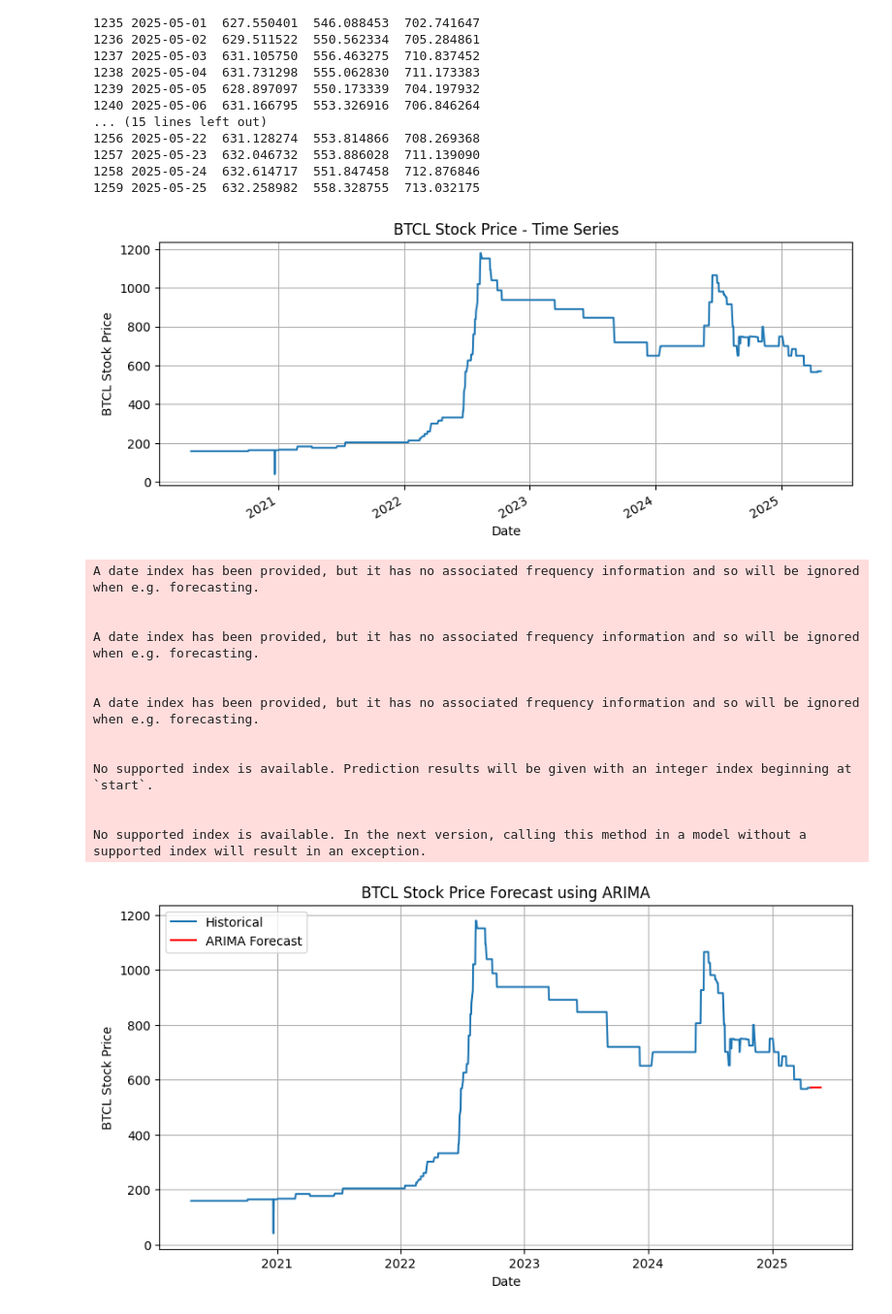
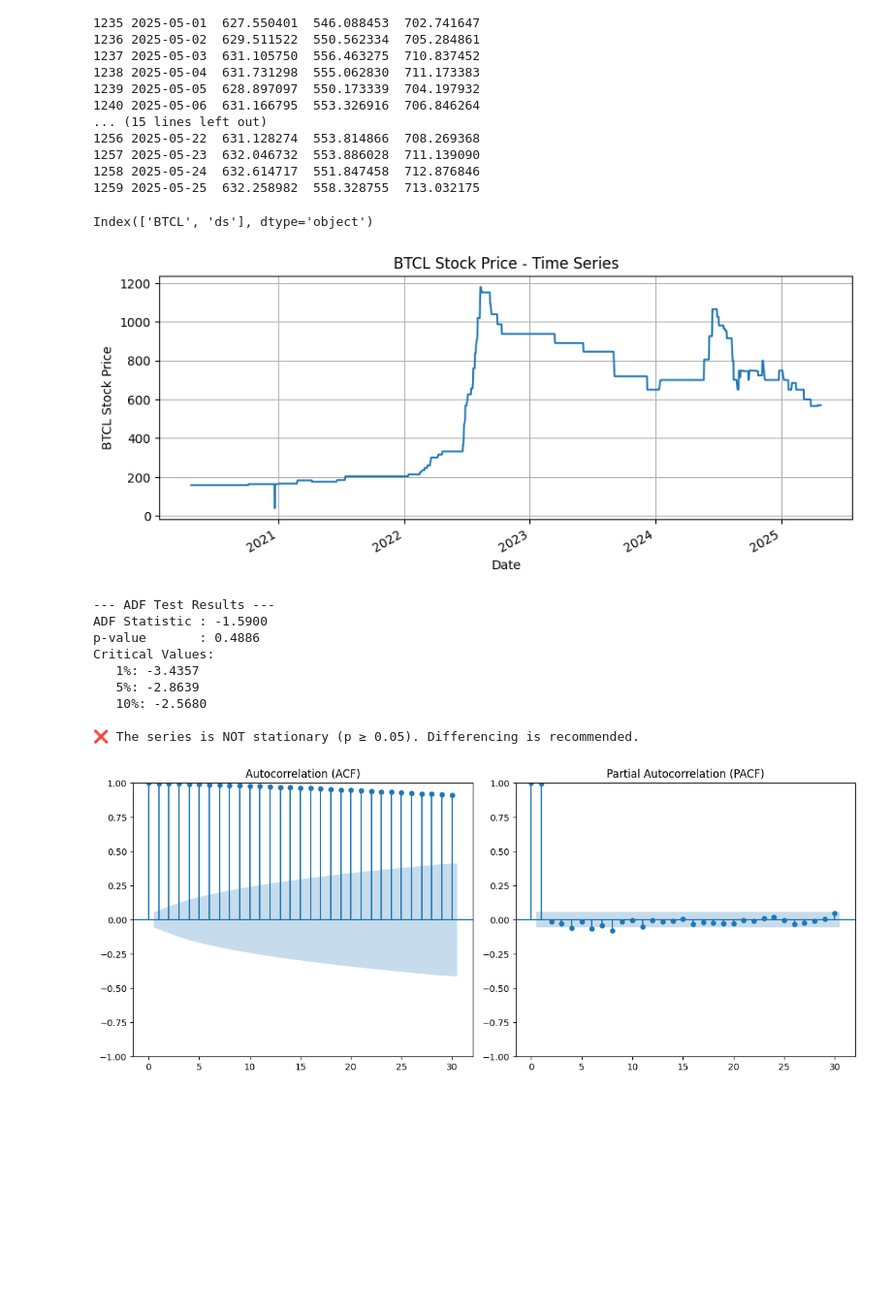
Before and after one commit to uggxy/Stockex-bhutan, a Jupyter notebook: Ensemble.ipynb, the cells around one changed output. Shown at 97% size. Drawn from its saved outputs; the diff is of its cells as text; code cells hidden in the pictures; blank space fills up the shorter version.

```diff
--- a/Ensemble.ipynb
+++ b/Ensemble.ipynb
@@ -32,0 +42,7 @@ from datetime import timedelta
+# %%
+# Load dataset (replace with actual path to your dataset)
+file_path = '/Users/ugyen/Documents/GitHub/Stockex-btn/Dataset/BTCL.csv'
+df = pd.read_csv(file_path)
+
+# Preview the data
+print(df)
@@ -142,56 +176,57 @@ print(forecast[['ds', 'yhat', 'yhat_lower', 'yhat_upper']].tail(30))
 1257 2025-05-23  632.046732  553.886028  711.139090
 1258 2025-05-24  632.614717  551.847458  712.876846
 1259 2025-05-25  632.258982  558.328755  713.032175
+# %%
+print(daily_df.columns)
+# %% [output]
+Index(['BTCL', 'ds'], dtype='object')
 # %%
 daily_df.set_index('DateTime', inplace=True)
 
 # Optional: Plot the time series
 daily_df['BTCL'].plot(title='BTCL Stock Price - Time Series', figsize=(10, 4))
 plt.xlabel("Date")
 plt.ylabel("BTCL Stock Price")
 plt.grid(True)
 plt.show()
 
-# --- STEP 1: Fit ARIMA Model (manual parameters or auto)
-# Example: ARIMA(p=5, d=1, q=0) - You can tune these values
-model = ARIMA(daily_df['BTCL'], order=(5, 1, 0))
-model_fit = model.fit()
+#Augmented Dickey-Fuller Test for Stationarity
+print("\n--- ADF Test Results ---")
+adf_result = adfuller(daily_df['BTCL'])
 
-# --- STEP 2: Forecast Next 30 Days
-forecast_steps = 30
-forecast = model_fit.forecast(steps=forecast_steps)
+print(f"ADF Statistic : {adf_result[0]:.4f}")
+print(f"p-value       : {adf_result[1]:.4f}")
+print("Critical Values:")
+for key, value in adf_result[4].items():
+    print(f"   {key}: {value:.4f}")
 
-# --- STEP 3: Create a date index for the forecast
-last_date = daily_df.index[-1]
-forecast_dates = [last_date + timedelta(days=i) for i in range(1, forecast_steps + 1)]
+if adf_result[1] < 0.05:
+    print("\n✅ The series is likely stationary (p < 0.05)")
+else:
+    print("\n❌ The series is NOT stationary (p ≥ 0.05). Differencing is recommended.")
 
-# --- STEP 4: Plot actual + forecast
-plt.figure(figsize=(10, 5))
-plt.plot(daily_df.index, daily_df['BTCL'], label='Historical')
-plt.plot(forecast_dates, forecast, color='red', label='ARIMA Forecast')
-plt.title("BTCL Stock Price Forecast using ARIMA")
-plt.xlabel("Date")
-plt.ylabel("BTCL Stock Price")
-plt.legend()
-plt.grid(True)
+# --- Step 3: Plot ACF and PACF to guide p and q
+plt.figure(figsize=(12, 5))
+
+plt.subplot(1, 2, 1)
+plot_acf(daily_df['BTCL'], ax=plt.gca(), lags=30)
+plt.title("Autocorrelation (ACF)")
+
+plt.subplot(1, 2, 2)
+plot_pacf(daily_df['BTCL'], ax=plt.gca(), lags=30, method='ywm')
+plt.title("Partial Autocorrelation (PACF)")
+
+plt.tight_layout()
 plt.show()
-
-# --- Optional: Combine forecast with dates into DataFrame
-forecast_df = pd.DataFrame({'Date': forecast_dates, 'ARIMA_Predicted_BTCL': forecast})
-print(forecast_df.head())
 # %% [output]
 [figure]
-A date index has been provided, but it has no associated frequency information and so will be ignored when e.g. forecasting.
+--- ADF Test Results ---
+ADF Statistic : -1.5900
+p-value       : 0.4886
+Critical Values:
+   1%: -3.4357
+   5%: -2.8639
+   10%: -2.5680
 
-
-A date index has been provided, but it has no associated frequency information and so will be ignored when e.g. forecasting.
-
-
-A date index has been provided, but it has no associated frequency information and so will be ignored when e.g. forecasting.
-
-
-No supported index is available. Prediction results will be given with an integer index beginning at `start`.
-
-
-No supported index is available. In the next version, calling this method in a model without a supported index will result in an exception.
+❌ The series is NOT stationary (p ≥ 0.05). Differencing is recommended.
-[figure, old version]
+[figure, new version]
```
Also changed, not shown: parts of 10 cells of this notebook, 5 other files.
